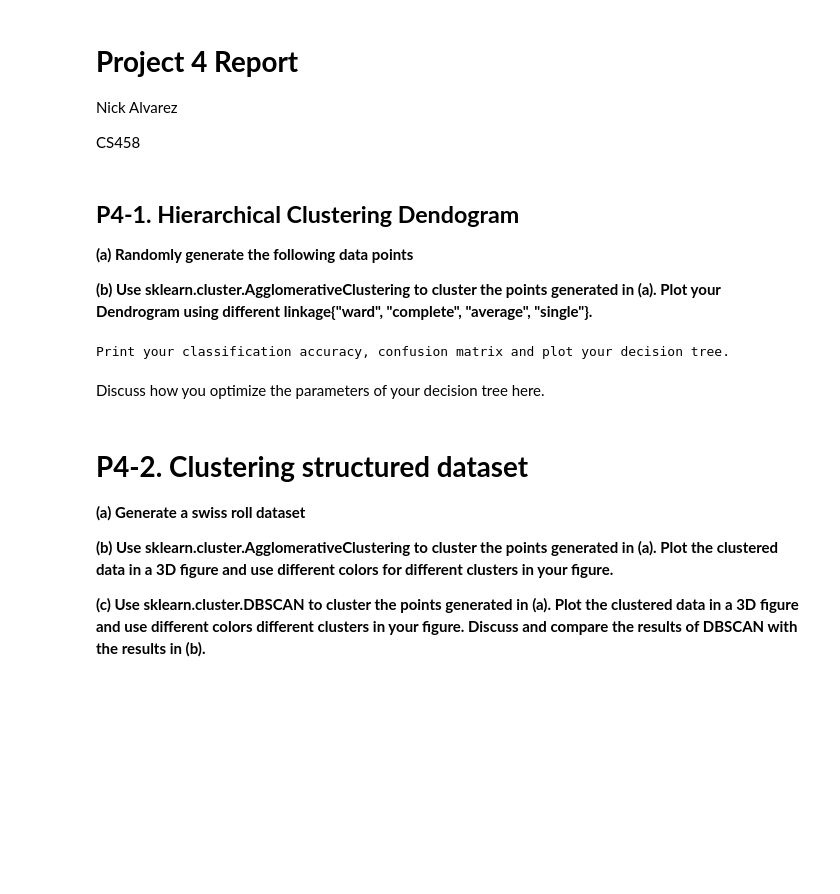
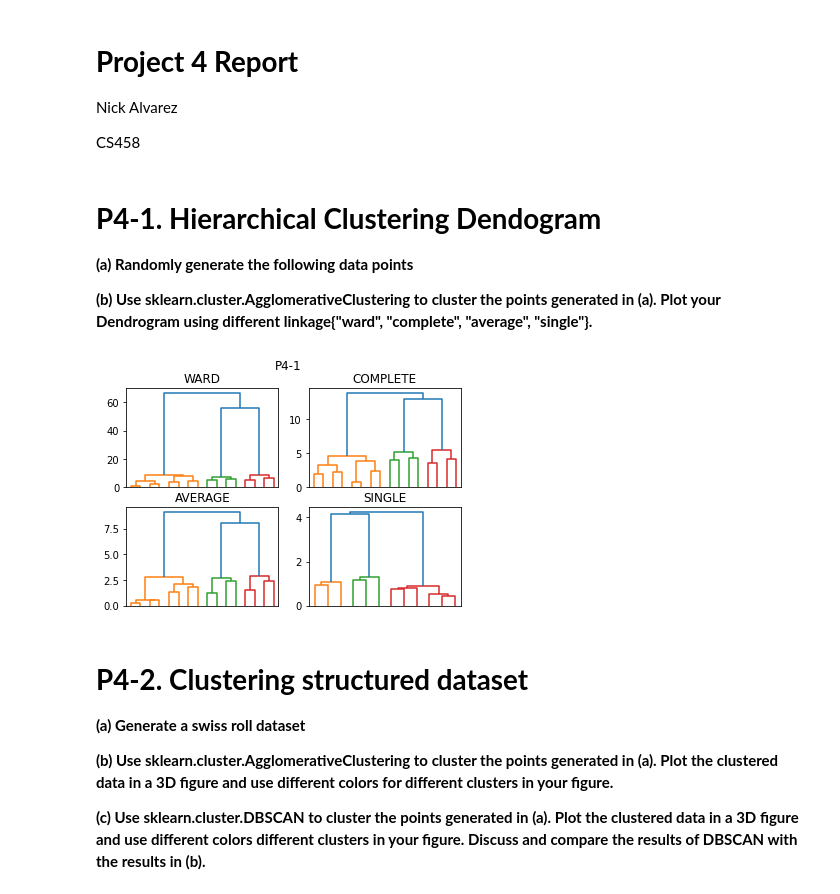
Before and after one commit to nalvarez508/cs458, a Jupyter notebook: Project 4/Project4.ipynb, the cells around one changed output. Saved outputs shown, nothing was run; the diff lists cells and outputs as text; code cells hidden in the pictures; blank space fills up the shorter version.

```diff
--- a/Project 4/Project4.ipynb
+++ b/Project 4/Project4.ipynb
@@ -5,18 +5,60 @@ Nick Alvarez
 
 CS458
 # %% [markdown]
-## **P4-1. Hierarchical Clustering Dendogram**
+# **P4-1. Hierarchical Clustering Dendogram**
 
 **(a) Randomly generate the following data points**
 
 **(b) Use sklearn.cluster.AgglomerativeClustering to cluster the points generated in (a). Plot your Dendrogram using different linkage{"ward", "complete", "average", "single"}.**
-# %%
-# Codes for P2-1(b)
-print('Print your classification accuracy, confusion matrix and plot your decision tree.')
-# %% [output]
-Print your classification accuracy, confusion matrix and plot your decision tree.
-# %% [markdown]
-Discuss how you optimize the parameters of your decision tree here.
+# %%
+import numpy as np
+from sklearn.cluster import AgglomerativeClustering
+from scipy.cluster.hierarchy import dendrogram
+import matplotlib.pyplot as plt
+
+cluster_types = ["ward", "complete", "average", "single"]
+
+# (a) Generate data points
+np.random.seed(0)
+x1 = np.random.randn(50,2)+[2,2]
+x2 = np.random.randn(50,2)+[6,10]
+x3 = np.random.randn(50,2)+[10,2]
+x = np.concatenate((x1,x2,x3))
+
+# (b) Cluster and plot points
+fig, axs = plt.subplots(nrows=2, ncols=2, )
+
+def createDendogram(model):
+  counts = np.zeros(model.children_.shape[0])
+  n_samples = len(model.labels_)
+  for i, m in enumerate(model.children_):
+    current_count = 0
+    for child_idx in m:
+      if child_idx < n_samples:
+        current_count += 1  # leaf node
+      else:
+        current_count += counts[child_idx - n_samples]
+    counts[i] = current_count
+
+  return np.column_stack([model.children_, model.distances_, counts]).astype(float)
+
+
+def plotClusters():
+  clusterIndex = 0
+  for row in range(0,2):
+    for col in range(0,2):
+      _cluster = AgglomerativeClustering(n_clusters=None, distance_threshold=0, linkage=cluster_types[clusterIndex]).fit(x)
+      linkage_matrix = createDendogram(_cluster)
+      dendrogram(linkage_matrix, ax=axs[row, col], truncate_mode="level", p=3, no_labels=True)
+      plt.title(cluster_types[clusterIndex])
+      axs[row, col].set_title(cluster_types[clusterIndex].upper())
+      clusterIndex += 1
+
+plotClusters()
+fig.suptitle("P4-1")
+plt.show()
+# %% [output]
+[figure, added]
 # %% [markdown]
 # **P4-2. Clustering structured dataset**
 
```
Also changed, not shown: parts of 8 cells of this notebook.
